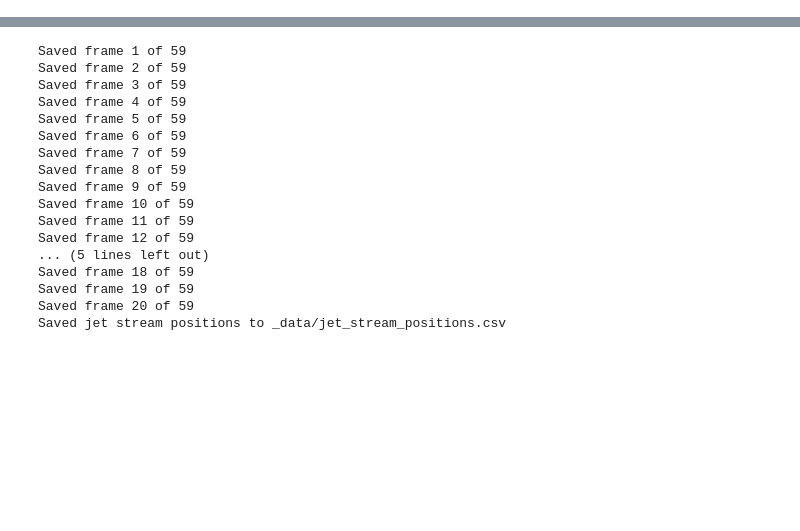
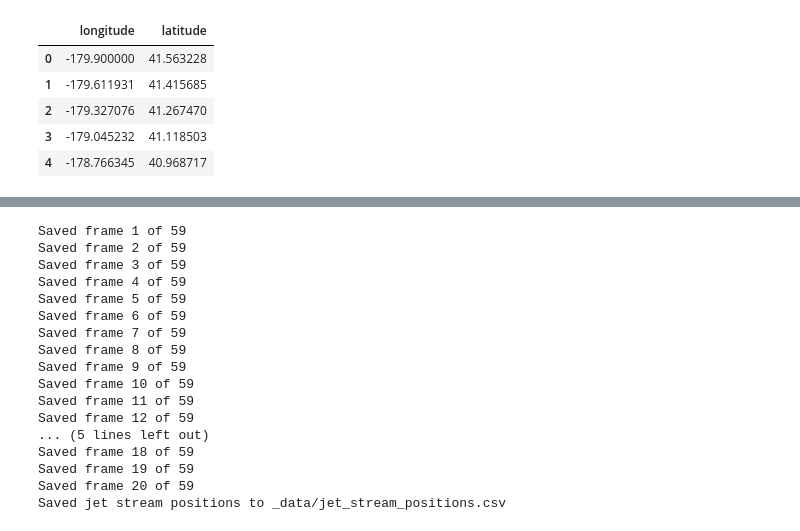
Before and after one commit to saha-raj/polar-vortex-viz, a Jupyter notebook: _python/model2.ipynb, the cells around one changed output, grey strips where cells are left out. Drawn from its saved outputs; the diff is of its cells as text; code cells hidden in the pictures; blank space fills up the shorter version.

```diff
--- a/_python/model2.ipynb
+++ b/_python/model2.ipynb
@@ -9,0 +14,13 @@ import pandas as pd
+# %%
+df_traj_0 = pd.read_csv('_output/_traj/jetstream_traj_2001-01-01.csv')
+df_traj_1 = pd.read_csv('_output/_traj/jetstream_traj_2001-01-01_aligned.csv')
+
+df_traj_0.head()
+df_traj_1.head()
+# %% [output]
+|  | longitude | latitude |
+| 0 | -179.900000 | 41.563228 |
+| 1 | -179.611931 | 41.415685 |
+| 2 | -179.327076 | 41.267470 |
+| 3 | -179.045232 | 41.118503 |
+| 4 | -178.766345 | 40.968717 |
```
Also changed, not shown: parts of 3 cells of this notebook, 2 other files.
